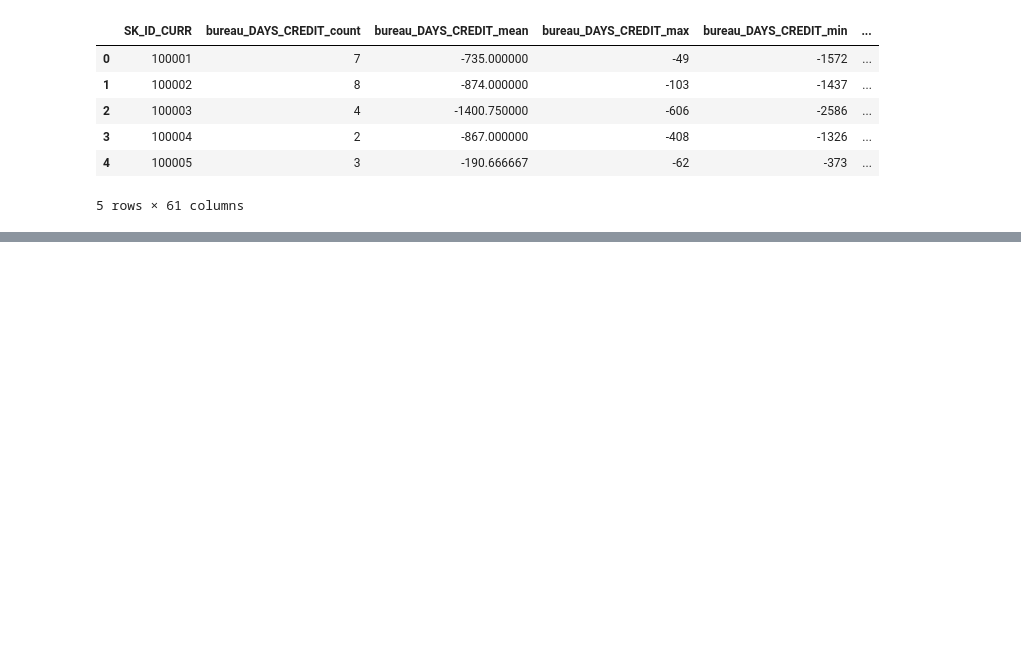
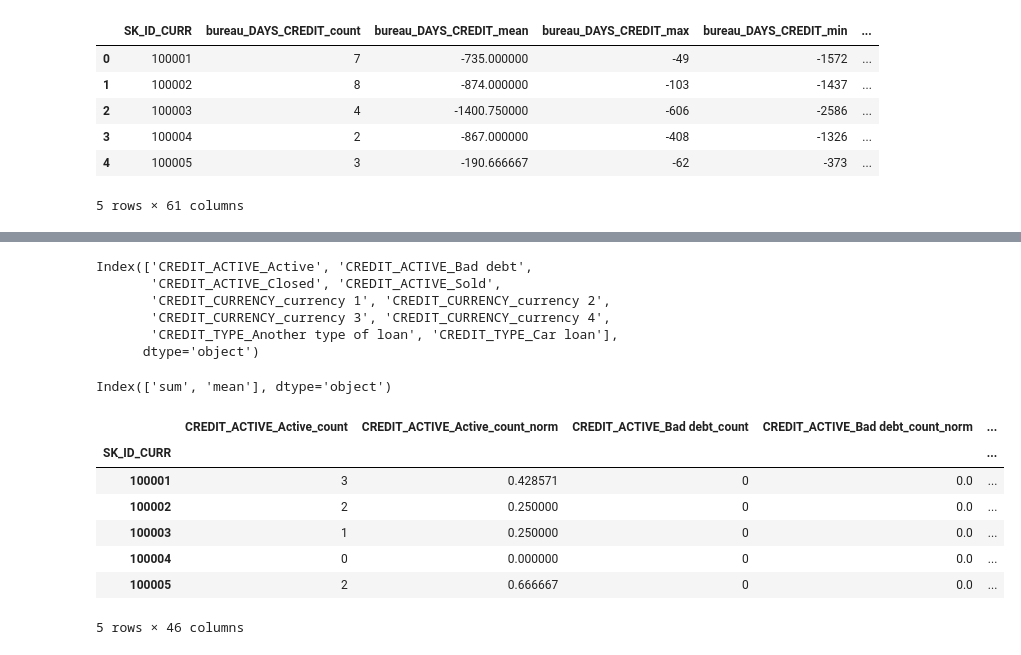
Before and after one commit to snknitin/Kaggle_DataCleaning, a Jupyter notebook: Manual Feature Engineering.ipynb, the cells around one changed output, grey strips where cells are left out. Saved outputs shown, nothing was run; the diff lists cells and outputs as text; code cells hidden in the pictures; blank space fills up the shorter version.

```diff
--- a/Manual Feature Engineering.ipynb
+++ b/Manual Feature Engineering.ipynb
@@ -268,0 +294,41 @@ def target_corrs(df):
+# %%
+categorical_grouped.columns.levels[0][:10]
+# %% [output]
+Index(['CREDIT_ACTIVE_Active', 'CREDIT_ACTIVE_Bad debt',
+       'CREDIT_ACTIVE_Closed', 'CREDIT_ACTIVE_Sold',
+       'CREDIT_CURRENCY_currency 1', 'CREDIT_CURRENCY_currency 2',
+       'CREDIT_CURRENCY_currency 3', 'CREDIT_CURRENCY_currency 4',
+       'CREDIT_TYPE_Another type of loan', 'CREDIT_TYPE_Car loan'],
+      dtype='object')
+# %%
+categorical_grouped.columns.levels[1]
+# %% [output]
+Index(['sum', 'mean'], dtype='object')
+# %%
+group_var = 'SK_ID_CURR'
+
+# Need to create new column names
+columns = []
+
+# Iterate through the variables names
+for var in categorical_grouped.columns.levels[0]:
+    # Skip the grouping variable
+    if var != group_var:
+        # Iterate through the stat names
+        for stat in ['count', 'count_norm']:
+            # Make a new column name for the variable and stat
+            columns.append('%s_%s' % (var, stat))
+
+#  Rename the columns
+categorical_grouped.columns = columns
+
+categorical_grouped.head()
+# %% [output]
+|  | CREDIT_ACTIVE_Active_count | CREDIT_ACTIVE_Active_count_norm | CREDIT_ACTIVE_Bad debt_count | CREDIT_ACTIVE_Bad debt_count_norm | ... |
+| SK_ID_CURR |  |  |  |  | ... |
+| 100001 | 3 | 0.428571 | 0 | 0.0 | ... |
+| 100002 | 2 | 0.250000 | 0 | 0.0 | ... |
+| 100003 | 1 | 0.250000 | 0 | 0.0 | ... |
+| 100004 | 0 | 0.000000 | 0 | 0.0 | ... |
+| 100005 | 2 | 0.666667 | 0 | 0.0 | ... |
+5 rows × 46 columns
```
Also changed, not shown: parts of 8 cells of this notebook.
